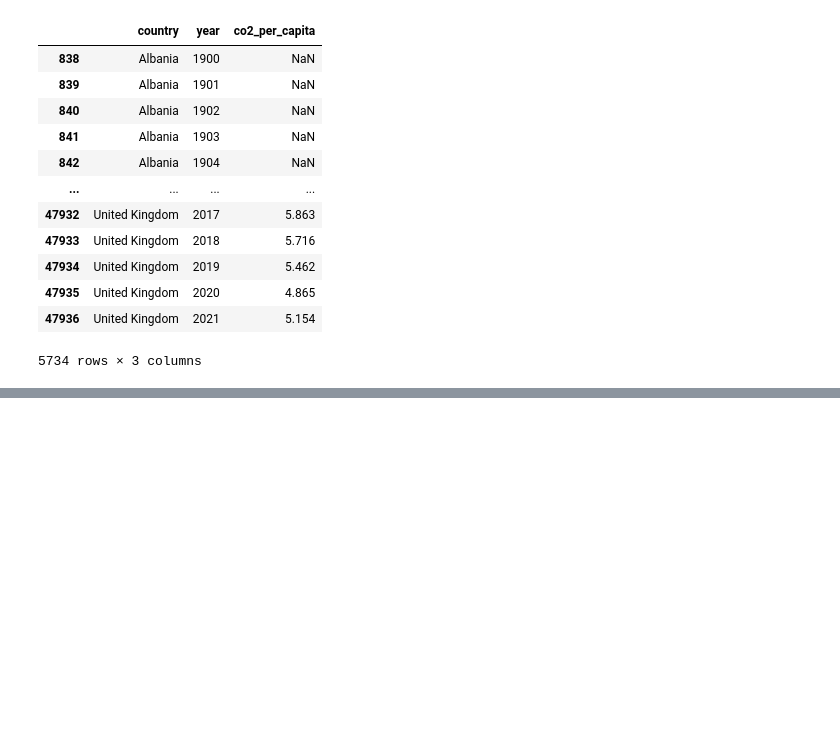
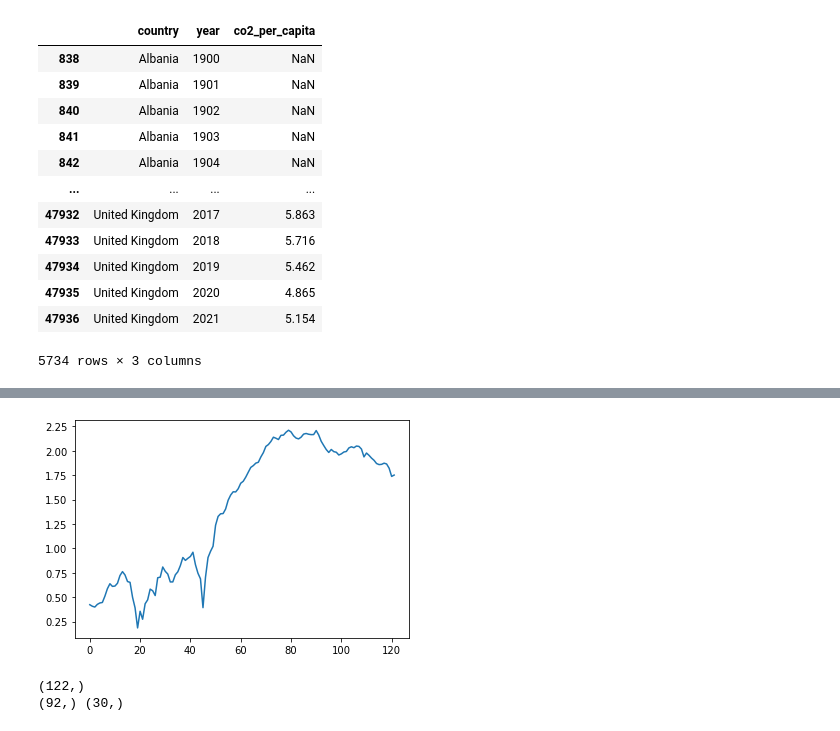
Before and after one commit to L-dos-Santos/final-project, a Jupyter notebook: test.ipynb, the cells around one changed output, grey strips where cells are left out. Cells and saved outputs as stored; diff of their text form; code cells hidden in the pictures; blank space fills up the shorter version.

```diff
--- a/test.ipynb
+++ b/test.ipynb
@@ -103,4 +99,7 @@ europe_data
 # %%
-grouped_by_year = europe_data.groupby('year')
-grouped_by_year.apply(lambda x:x.sample(n=47, replace=True))
+# Group by 'year' and calculate the mean of 'co2_per_capita' within each year group
+mean_by_year = europe_data.groupby('year')['co2_per_capita'].mean()
+
+# Display the first 10 means per year
+mean_by_year.head(10)
 # %% [output]
@@ -121,11 +118,7 @@ grouped_by_year.apply(lambda x:x.sample(n=47, replace=True))
 # %%
-# Grouping the DataFrame by the 'year' column
-grouped_by_year = europe.groupby('year')
+# Convert Series to DataFrame
+df = mean_by_year.reset_index()
 
-# Looping through each group
-for year, group in grouped_by_year:
-    # Printing the year and the corresponding DataFrame for that year
-    print(f"Year: {year}")
-    print(group)
-    print()  # Add a newline for clarity
+# Display the DataFrame
+df
 # %% [output]
@@ -149,20 +138,7 @@ Year: 1751
 # %%
-# Grouping the DataFrame by the 'year' column
-grouped_by_year = europe_data.groupby('year')
+# Convert 'year' column to datetime format without considering it as a timestamp
+df['year'] = pd.to_datetime(df['year'], format='%Y')
 
-# Initialize an empty list to store DataFrames
-dfs = []
-
-# Looping through each group
-for _, group in grouped_by_year:
-    # Add a new column 'Year' with the year value
-    #group['Year'] = year
-    # Append the group to the list of DataFrames
-    dfs.append(group)
-
-# Concatenate the list of DataFrames into a single DataFrame
-grouped = pd.concat(dfs, ignore_index=True)
-
-# Print the resulting DataFrame
-grouped
+print(df)
+print(df.dtypes)
 # %% [output]
@@ -182,2 +222,13 @@ grouped
 # %%
-mean_
+df = np.log(df.co2_per_capita)
+df.plot();
+# %% [output]
+[figure, added]
+# %%
+print(df.shape)
+df_train = df.iloc[:-30]
+df_test = df.iloc[-30:]
+print(df_train.shape, df_test.shape)
+# %% [output]
+(122,)
+(92,) (30,)
```
Also changed, not shown: parts of 26 cells of this notebook.
